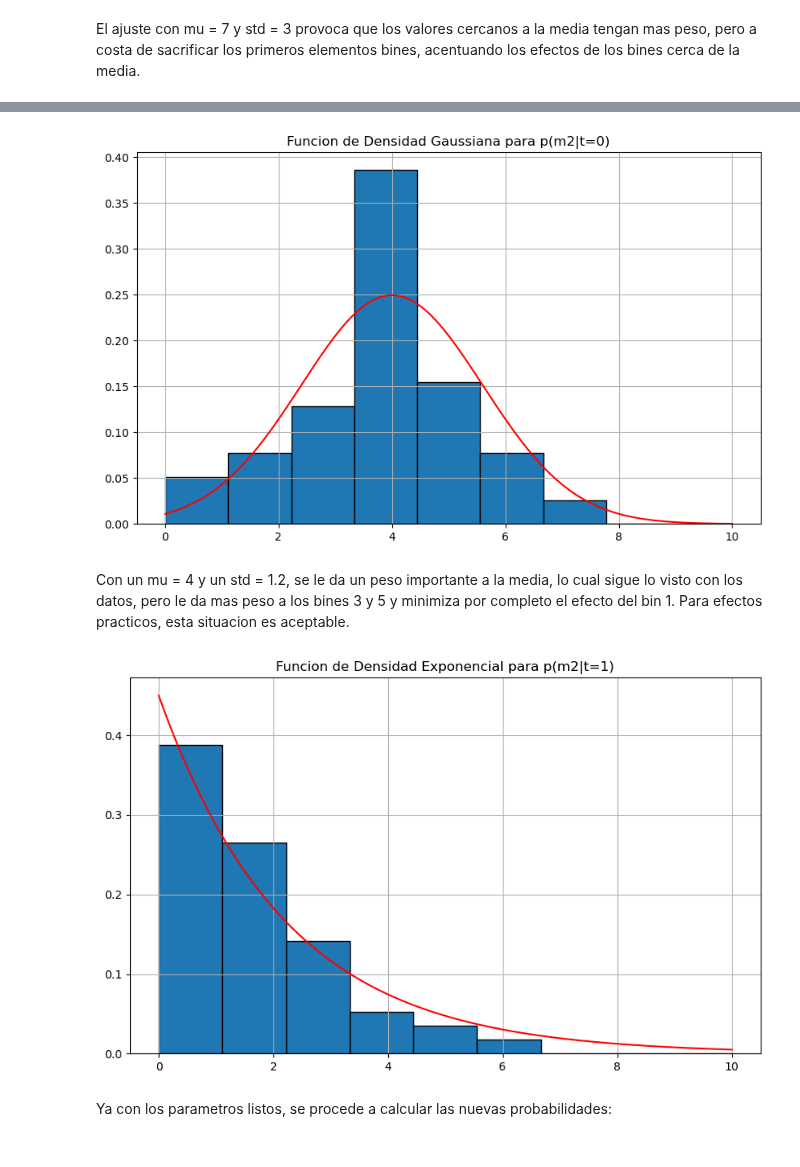
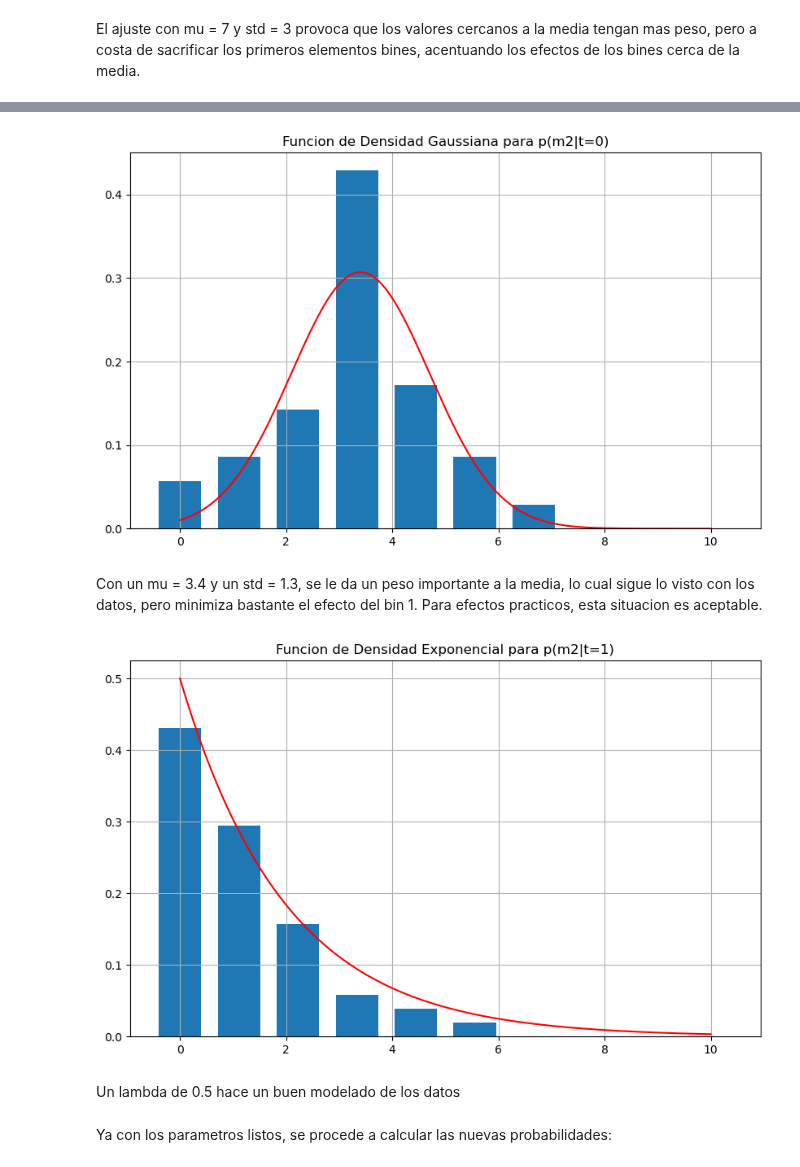
Before and after one commit to YoksanVC/TEC_DataScienceCert, a Jupyter notebook: Module_3_Estadistica_CienciaDatos/Quiz2_Racionar/Quiz2_Racionar_YoksanVarela.ipynb, the cells around one changed output, grey strips where cells are left out. Saved outputs shown, nothing was run; the diff lists cells and outputs as text; code cells hidden in the pictures.

```diff
--- a/Module_3_Estadistica_CienciaDatos/Quiz2_Racionar/Quiz2_Racionar_YoksanVarela.ipynb
+++ b/Module_3_Estadistica_CienciaDatos/Quiz2_Racionar/Quiz2_Racionar_YoksanVarela.ipynb
@@ -19,11 +19,11 @@ warnings.filterwarnings("ignore")
 De primera entrada, se crean los dos tensores con la informacion original:
 # %%
 # Datos para la variable aleatoria P
-P = torch.tensor([[5,6,9,11,12,16,18,13,5,2],[20,13,12,4,2,1,2,1,2,1]])
+P = torch.tensor([[5,6,9,11,12,16,18,13,5,2],[20,13,12,4,2,1,2,1,2,1]],dtype=torch.float32)
 print("Variable Aleatoria P:\n",P,"\n")
 
 # Datos para la variable aleatoria V
-V = torch.tensor([[2,3,5,15,6,3,1,0,0,0],[22,15,8,3,2,1,0,0,0,0]])
+V = torch.tensor([[2,3,5,15,6,3,1,0,0,0],[22,15,8,3,2,1,0,0,0,0]],dtype=torch.float32)
 print("Variable Aleatoria V:\n",V)
 # %% [output]
 Variable Aleatoria P:
@@ -153,53 +157,57 @@ El ajuste con un lambda = 0.3 muestra tener un buen ajuste a los bines, sacrific
 # %%
 # Funcion de densidad de probabilidad gaussiana de p(m2|t=0)
 
 # Medias y desviacion estandar
-p_m2_t0_mean = 4
-p_m2_t0_std = 1.6
+p_m2_t0_mean = 3.4
+p_m2_t0_std = 1.3
 
 # Eje x de la funcion gaussiana
 x = np.linspace(0, 10, 1000)
 
 # Creando la funcion de densidad gaussiana
 prob_m2_t0_densfunct = gauss_model(x,p_m2_t0_mean,p_m2_t0_std)
 
 # Acomondando los bines para que empiecen en cero
-bins = np.linspace(0, 10, 10)
+bins = torch.linspace(0, 10, 10)
 
 # Ploteando la funcion de densidad con el histograma
 plt.figure(figsize=(10, 6))
+histogram,bins_hist = torch.histogram(bins,bins=10,weight=V[0,:], density=True)
+plt.bar(bins,histogram)
 plt.plot(x, prob_m2_t0_densfunct, label=f'Funcion Gaussiana 2', color='red')
-plt.hist(bins, bins=bins, weights=V[0,:], density=True, edgecolor='black')
 plt.title('Funcion de Densidad Gaussiana para p(m2|t=0)')
 plt.grid(True)
 plt.show()
 # %% [output]
-[figure, old version]
+[figure, new version]
 # %% [markdown]
-Con un mu = 4 y un std = 1.2, se le da un peso importante a la media, lo cual sigue lo visto con los datos, pero le da mas peso a los bines 3 y 5 y minimiza por completo el efecto del bin 1. Para efectos practicos, esta situacion es aceptable.
+Con un mu = 3.4 y un std = 1.3, se le da un peso importante a la media, lo cual sigue lo visto con los datos, pero minimiza bastante el efecto del bin 1. Para efectos practicos, esta situacion es aceptable.
 # %%
 # Funcion de densidad de probabilidad exponencial de p(m2|t=1)
 # Lambda para la funcion exponencial
-p_m2_t1_lambda = 0.45
+p_m2_t1_lambda = 0.5
 
 # Eje x de la funcion exponencial
 x = np.linspace(0, 10, 1000)
 
 # Acomondando los bines para que empiecen en cero
-bins = np.linspace(0, 10, 10)
+bins = torch.linspace(0, 10, 10)
 
 # Calculando la funcion exponencial
 expo = exp_model(x,p_m2_t1_lambda)
 
 # Ploteando la funcion de densidad con el histograma
 plt.figure(figsize=(10, 6))
+histogram,bins_hist = torch.histogram(bins,bins=10,weight=V[1,:], density=True)
+plt.bar(bins,histogram)
 plt.plot(x, expo, label=f'Funcion exponencial 2', color='red')
-plt.hist(bins, bins=bins, weights=V[1,:], density=True, edgecolor='black')
 plt.title('Funcion de Densidad Exponencial para p(m2|t=1)')
 plt.grid(True)
 plt.show()
 # %% [output]
-[figure, old version]
+[figure, new version]
+# %% [markdown]
+Un lambda de 0.5 hace un buen modelado de los datos
 # %% [markdown]
 Ya con los parametros listos, se procede a calcular las nuevas probabilidades:
 # %%
```
Also changed, not shown: parts of 11 cells of this notebook, 1 other file.
